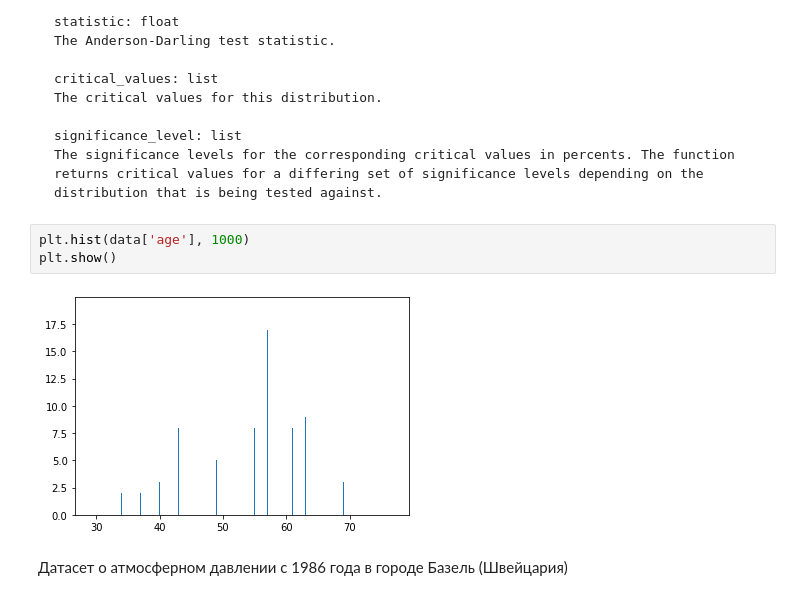
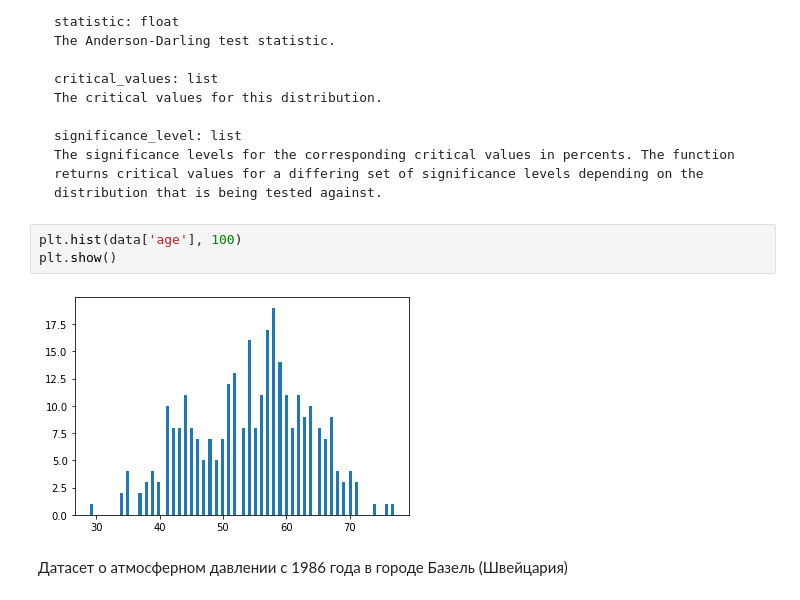
Before and after one commit to yustinaivanova/netology_statistics_february_20, a Jupyter notebook: lecture_3.ipynb, the cells around one changed output. Cells and saved outputs as stored; diff of their text form.

````diff
--- a/lecture_3.ipynb
+++ b/lecture_3.ipynb
@@ -379,10 +411,10 @@ significance_level: list
 The significance levels for the corresponding critical values in percents. The function returns critical values for a differing set of significance levels depending on the distribution that is being tested against.
 ```
 # %%
-plt.hist(data['age'], 1000)
+plt.hist(data['age'], 100)
 plt.show()
 # %% [output]
-[figure, old version]
+[figure, new version]
 # %% [markdown]
 Датасет о атмосферном давлении с 1986 года в городе Базель (Швейцария)
 # %%
````
Also changed, not shown: parts of 13 cells of this notebook, 1 other file.
